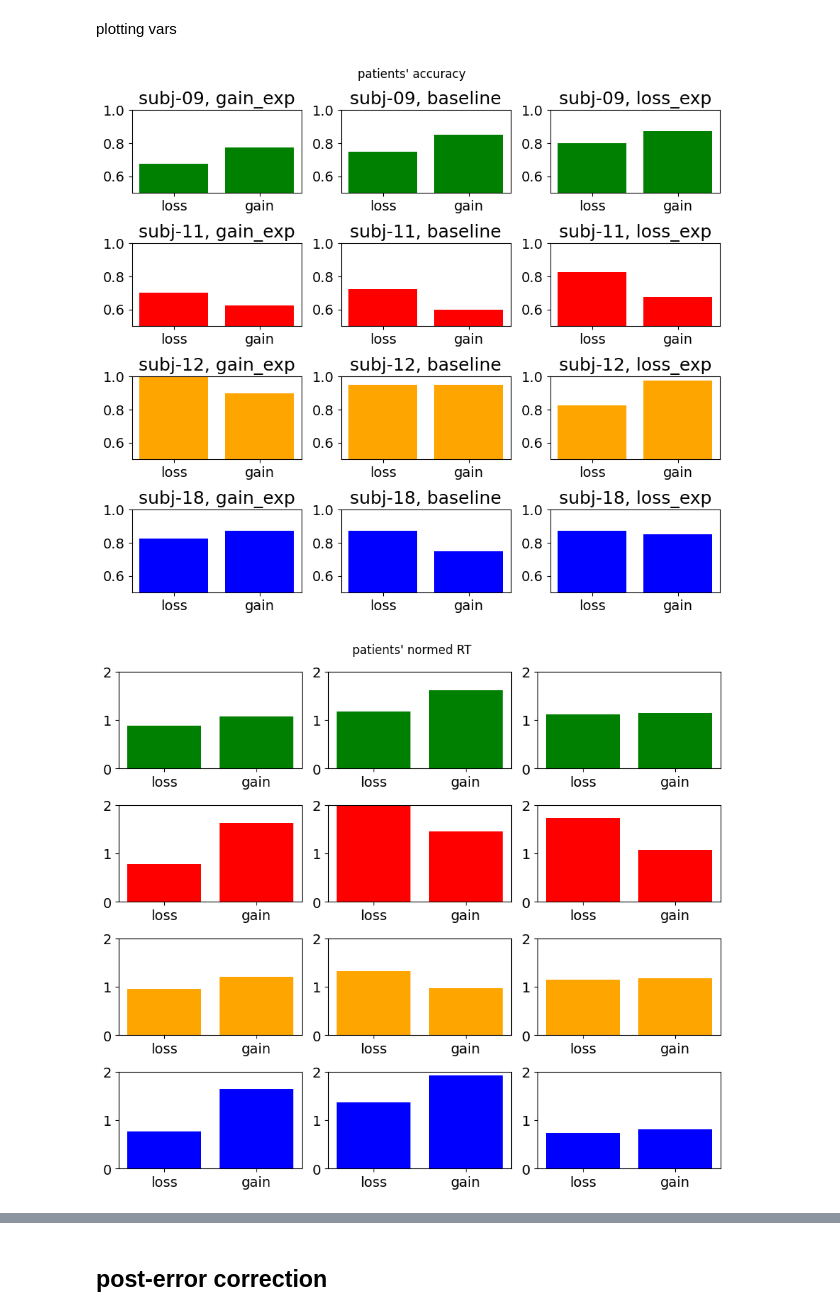
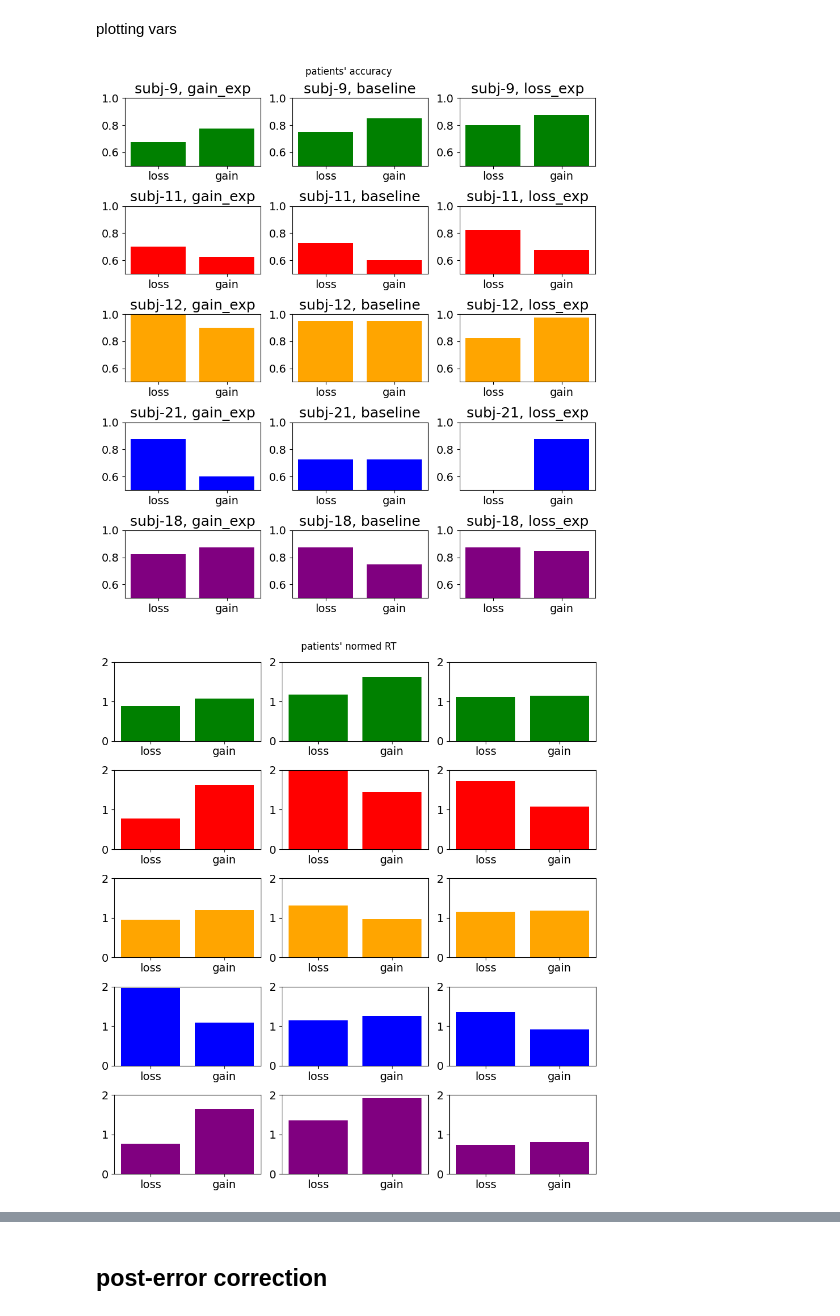
Before and after one commit to siyer7/asymmetry_design, a Jupyter notebook: code/python/beh_analyses.ipynb, the cells around one changed output, grey strips where cells are left out. Saved outputs shown, nothing was run; the diff lists cells and outputs as text; code cells hidden in the pictures.

```diff
--- a/code/python/beh_analyses.ipynb
+++ b/code/python/beh_analyses.ipynb
@@ -34,8 +33,11 @@ df_clean
 def get_df(df, subj_or_pop):
     return subj_or_pop, df.copy() if subj_or_pop == 'pop' else df[df['subj'] == subj_or_pop].copy().reset_index(drop=True)
 
+patients = df_clean['subj'].unique().tolist()
+# pilots = ['A', 'T', 'E']
+
 # test
-subj_or_pop, df_analysis = get_df(df_clean, '18')
-print(f'\nplotting for pt-{subj_or_pop}\nlen(df) = {len(df_analysis)}')
+subj_or_pop, df_analysis = get_df(df_clean, patients[0])
+print(f'\nplotting for pt {subj_or_pop}\nlen(df) = {len(df_analysis)}')
 df_analysis
 # %% [output]
@@ -131,26 +133,26 @@ Name: count, dtype: int64
 # %%
 conds = ['pen_comp', 'baseline', 'rew_comp']
 cond2name = {'pen_comp': 'gain_exp', 'baseline': 'baseline', 'rew_comp': 'loss_exp'}
-pt_colors = ['g','r','orange','b']
+pt_colors = ['g','r','orange','b', 'purple']
 # %% [markdown]
 ## NOTE: p_vals sigfig only when i exclude invalid/missed trials
 # %%
 subj_or_pop, df_analysis = get_df(df_clean, 'pop')
 # drop missed or invalid trials
-df_analysis = df_analysis[~df_analysis['missed'] & ~df_analysis['invalid']]
+# df_analysis = df_analysis[~df_analysis['missed'] & ~df_analysis['invalid']]
 
-n_rows, n_cols = 1, 4
-fig, axs = plt.subplots(n_rows, n_cols, figsize=(3*n_cols, 4*n_rows))
+n_rows, n_cols = 1, len(patients)
+fig, axs = plt.subplots(n_rows, n_cols, figsize=(3*n_cols, 2*n_rows))
 axs, ax = axs.flatten(), 0
-colors = ['g','r','orange','b']
 
 for subj_idx in range(len(patients)):
 
     subj_df = df_analysis[df_analysis['subj'] == patients[subj_idx]].copy()
     acc_by_contxt = subj_df.groupby('true_class')['correct'].mean()
 
-    axs[ax].bar(acc_by_contxt.index, acc_by_contxt.values, color=[pt_colors[subj_idx]])
-    axs[ax].set(title=f'pt-{subj_idx+1}',
+    # axs[ax].bar(acc_by_contxt.index, acc_by_contxt.values, color=[pt_colors[subj_idx]])
+    axs[ax].bar(acc_by_contxt.index, acc_by_contxt.values, color='g')
+    axs[ax].set(title =f'pt{subj_idx+1}',
                 ylim=(.5, 1.05), xticks=[0, 1], xticklabels=['loss', 'gain'])
 
     # stats
@@ -173,7 +175,7 @@ for ax in axs:
     ax.spines['top'].set_visible(False)
     ax.spines['right'].set_visible(False)
 
-plt.suptitle('Categorization Accuracy by Reward Context', fontsize=20)
+# plt.suptitle('Categorization Accuracy by Reward Context', fontsize=20)
 plt.tight_layout()
 plt.show()
 # save as eps
@@ -189,58 +191,58 @@ cond2name = {'pen_comp': 'gain_exp', 'baseline': 'baseline', 'rew_comp': 'loss_e
 # %%
 subj_or_pop, df_analysis = get_df(df_clean, 'pop')
 
-n_rows, n_cols = 4, 3
+n_rows, n_cols = len(patients), 3
 fig, axs = plt.subplots(n_rows, n_cols, figsize=(3*n_cols, 2*n_rows))
 axs, ax = axs.flatten(), 0
 
-pilotOrpatient = 1
-subjs2plot = [pilots, patients][pilotOrpatient]
-subj_title = ['pilots', 'patients'][pilotOrpatient]
+# pilotOrpatient = 1
+# subjs2plot = [pilots, patients][pilotOrpatient]
+# subj_title = ['pilots', 'patients'][pilotOrpatient]
 
-for subj_idx in range(len(patients)):
+for pt_idx in range(len(patients)):
 
     for cond in conds:
-        subj_cond_df = df_analysis[(df_analysis['subj'] == subjs2plot[subj_idx]) & (df_analysis['condition'] == cond)].copy()
+        subj_cond_df = df_analysis[(df_analysis['subj'] == patients[pt_idx]) & (df_analysis['condition'] == cond)].copy()
         acc_by_contxt = subj_cond_df.groupby('true_class')['correct'].mean()
 
-        axs[ax].bar(acc_by_contxt.index, acc_by_contxt.values, color=[pt_colors[subj_idx]])
-        axs[ax].set(title=f'subj-{subjs2plot[subj_idx]}, {cond2name[cond]}', ylim=(.5, 1), xticks=[0, 1], xticklabels=['loss', 'gain'])
+        axs[ax].bar(acc_by_contxt.index, acc_by_contxt.values, color=[pt_colors[pt_idx]])
+        axs[ax].set(title=f'subj-{patients[pt_idx]}, {cond2name[cond]}', ylim=(.5, 1), xticks=[0, 1], xticklabels=['loss', 'gain'])
         ax += 1
 
 # subplot adjust
-plt.suptitle(f'{subj_title}\' accuracy')
+plt.suptitle(f'patients\' accuracy')
 plt.tight_layout()
 plt.show()
 # %% [output]
-[figure, old version]
+[figure, new version]
 # %%
 subj_or_pop, df_analysis = get_df(df_clean, 'pop')
 
-n_rows, n_cols = 4, 3
+n_rows, n_cols = len(patients), 3
 fig, axs = plt.subplots(n_rows, n_cols, figsize=(3*n_cols, 2*n_rows))
 axs, ax = axs.flatten(), 0
 
-pilotOrpatient = 1
-subjs2plot = [pilots, patients][pilotOrpatient]
-subj_title = ['pilots', 'patients'][pilotOrpatient]
+# pilotOrpatient = 1
+# subjs2plot = [pilots, patients][pilotOrpatient]
+# subj_title = ['pilots', 'patients'][pilotOrpatient]
 
-for subj_idx in range(len(subjs2plot)):
+for pt_idx in range(len(patients)):
 
     for cond in conds:
-        subj_cond_df = df_analysis[(df_analysis['subj'] == subjs2plot[subj_idx]) & (df_analysis['condition'] == cond)].copy()
+        subj_cond_df = df_analysis[(df_analysis['subj'] == patients[pt_idx]) & (df_analysis['condition'] == cond)].copy()
 
         RT_by_cntxt = subj_cond_df.groupby('true_class')['normed_RT'].mean()
-        axs[ax].bar(RT_by_cntxt.index, RT_by_cntxt.values, color=[colors[subj_idx]])
+        axs[ax].bar(RT_by_cntxt.index, RT_by_cntxt.values, color=[pt_colors[pt_idx]])
 
         axs[ax].set(ylim=(0, 2), xticks=[0, 1], xticklabels=['loss', 'gain'])
         ax += 1
 
 # subplot adjust
-plt.suptitle(f'{subj_title}\' normed RT')
+plt.suptitle(f'patients\' normed RT')
 plt.tight_layout()
 plt.show()
 # %% [output]
-[figure, old version]
+[figure, new version]
 # %%
 subj_or_pop, df_analysis = get_df(df_clean, 'pop')
 
```
Also changed, not shown: parts of 29 cells of this notebook, 13 other files.
